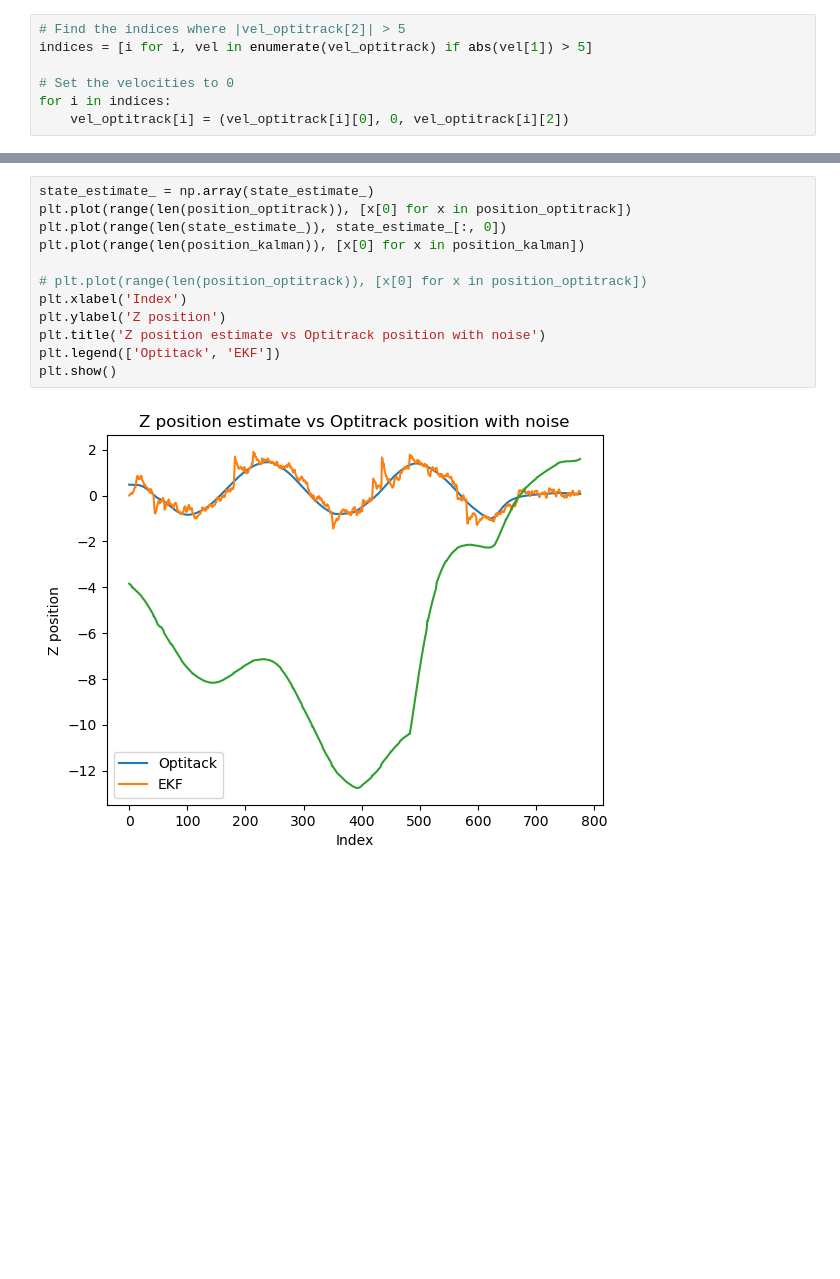
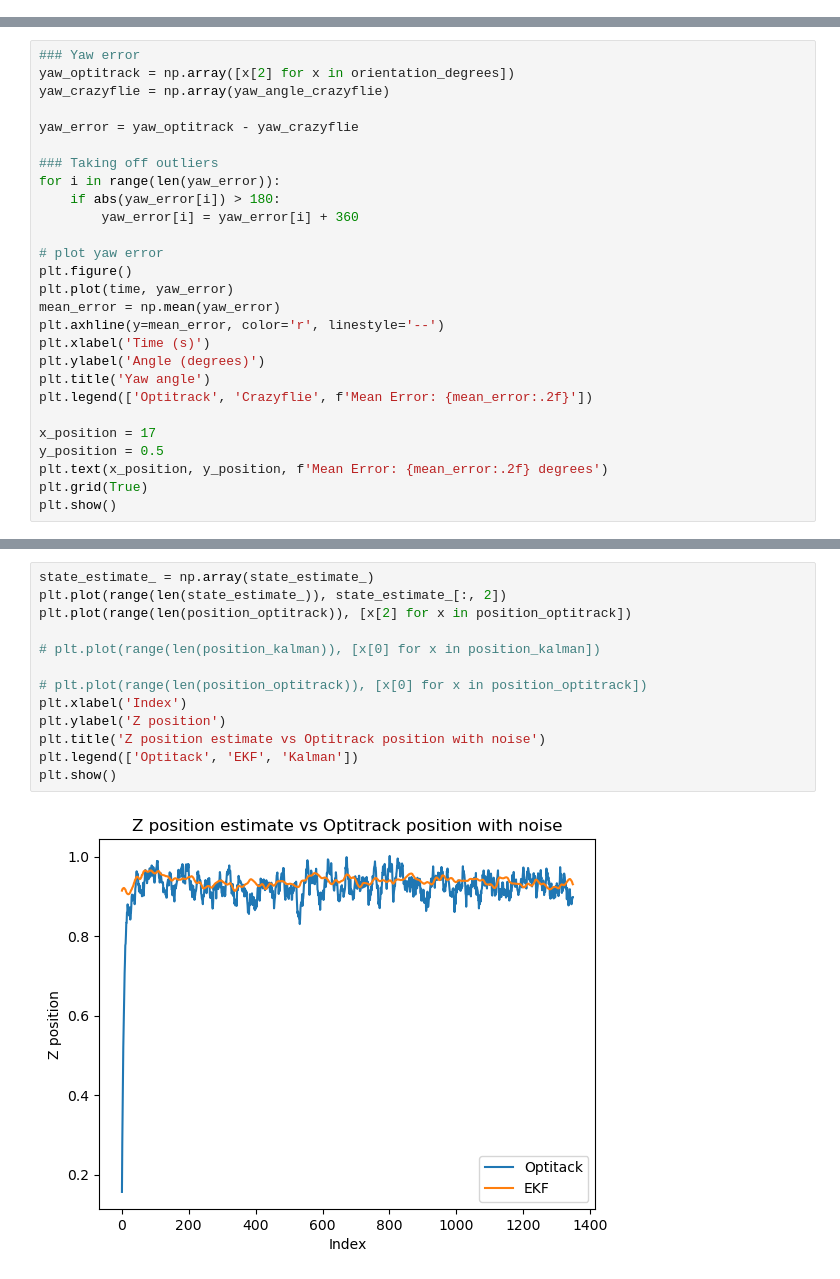
Before and after one commit to LuizMiguelTavares/crazyflie, a Jupyter notebook: crazyflie_controller/src/data/kalman_filter_tests2.ipynb, the cells around one changed output, grey strips where cells are left out. Drawn from its saved outputs; the diff is of its cells as text; blank space fills up the shorter version.

```diff
--- a/crazyflie_controller/src/data/kalman_filter_tests2.ipynb
+++ b/crazyflie_controller/src/data/kalman_filter_tests2.ipynb
@@ -51,7 +325,0 @@ plt.legend()
-# %%
-# Find the indices where |vel_optitrack[2]| > 5
-indices = [i for i, vel in enumerate(vel_optitrack) if abs(vel[1]) > 5]
-
-# Set the velocities to 0
-for i in indices:
-    vel_optitrack[i] = (vel_optitrack[i][0], 0, vel_optitrack[i][2])
@@ -156,0 +364,27 @@ plt.show()
+# %%
+### Yaw error
+yaw_optitrack = np.array([x[2] for x in orientation_degrees])
+yaw_crazyflie = np.array(yaw_angle_crazyflie)
+
+yaw_error = yaw_optitrack - yaw_crazyflie
+
+### Taking off outliers
+for i in range(len(yaw_error)):
+    if abs(yaw_error[i]) > 180:
+        yaw_error[i] = yaw_error[i] + 360
+
+# plot yaw error
+plt.figure()
+plt.plot(time, yaw_error)
+mean_error = np.mean(yaw_error)
+plt.axhline(y=mean_error, color='r', linestyle='--')
+plt.xlabel('Time (s)')
+plt.ylabel('Angle (degrees)')
+plt.title('Yaw angle')
+plt.legend(['Optitrack', 'Crazyflie', f'Mean Error: {mean_error:.2f}'])
+
+x_position = 17
+y_position = 0.5
+plt.text(x_position, y_position, f'Mean Error: {mean_error:.2f} degrees')
+plt.grid(True)
+plt.show()
@@ -370,14 +624,15 @@ plt.show()
 # %%
 state_estimate_ = np.array(state_estimate_)
-plt.plot(range(len(position_optitrack)), [x[0] for x in position_optitrack])
-plt.plot(range(len(state_estimate_)), state_estimate_[:, 0])
-plt.plot(range(len(position_kalman)), [x[0] for x in position_kalman])
+plt.plot(range(len(state_estimate_)), state_estimate_[:, 2])
+plt.plot(range(len(position_optitrack)), [x[2] for x in position_optitrack])
+
+# plt.plot(range(len(position_kalman)), [x[0] for x in position_kalman])
 
 # plt.plot(range(len(position_optitrack)), [x[0] for x in position_optitrack])
 plt.xlabel('Index')
 plt.ylabel('Z position')
 plt.title('Z position estimate vs Optitrack position with noise')
-plt.legend(['Optitack', 'EKF'])
+plt.legend(['Optitack', 'EKF', 'Kalman'])
 plt.show()
 # %% [output]
-[figure, old version]
+[figure, new version]
```
Also changed, not shown: parts of 40 cells of this notebook, 40 other files.
